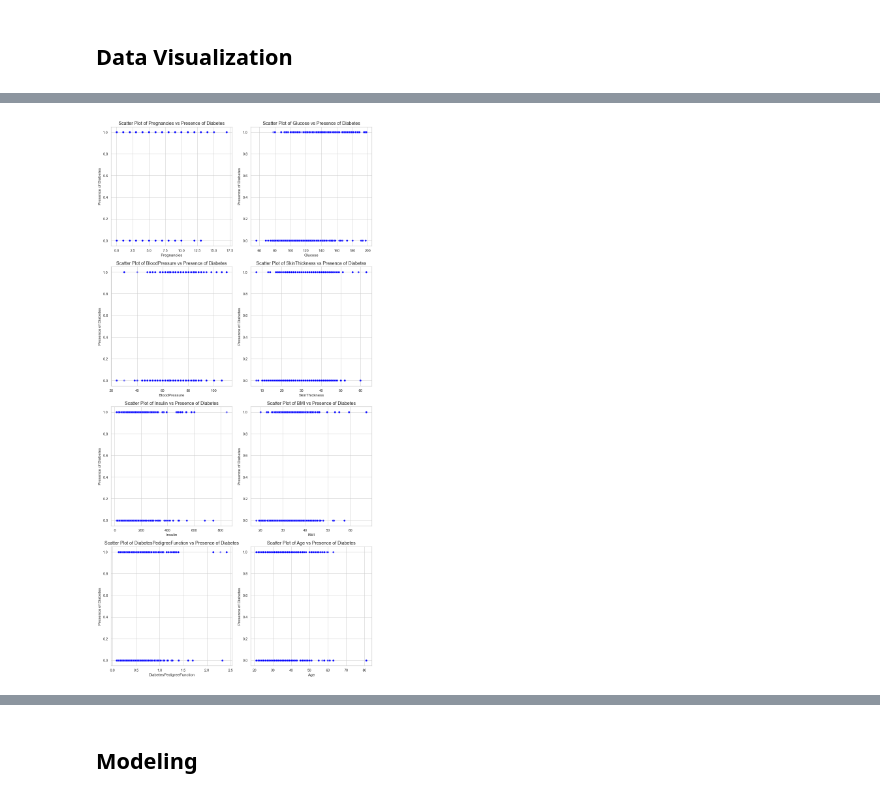
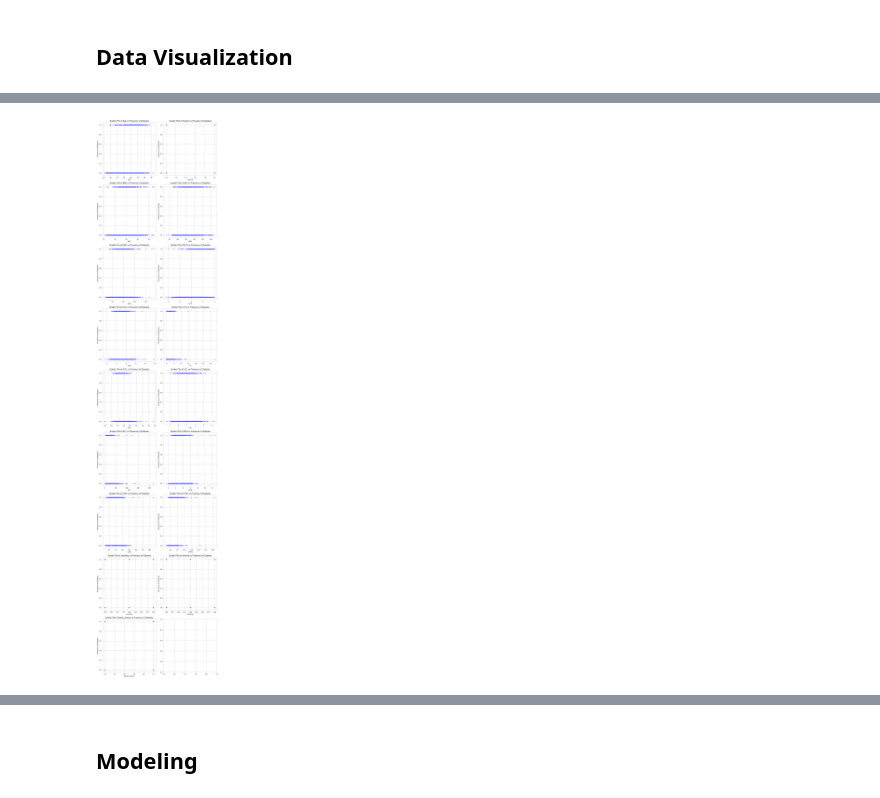
Before and after one commit to ldwilker10/predicting_diabetes_project, a Jupyter notebook: phase3_rough_draft/diabetes_2_rough_draft.ipynb, the cells around one changed output, grey strips where cells are left out. Saved outputs shown, nothing was run; the diff lists cells and outputs as text; code cells hidden in the pictures.

```diff
--- a/phase3_rough_draft/diabetes_2_rough_draft.ipynb
+++ b/phase3_rough_draft/diabetes_2_rough_draft.ipynb
@@ -212,3 +212,19 @@ When looking over the values, units for glucose measurements(FPG, FFPG)and lipid
 The current dataset contains 4303 entries with 18 columns which contain numerical data types. Looking further into our dataset, the column Diabetes is a binary classification variable. This is the target variable in which a value of 0 represents absense of diabetes and a value of 1 represents presence of diabetes.
 
 Regarding the Diabetes column there are 3000 entries showing no diabetes diagnosis while 1303 indicate a diabetes diagnosis.
+# %%
+# Create a new DataFrame to store the filtered data
+filtered_diabetes = diabetes.copy()
+
+# Value to drop
+value_to_drop = 4.860753
+
+# Loop through the columns and drop rows containing the value
+for col in diabetes.columns:
+    filtered_diabetes = filtered_diabetes[filtered_diabetes[col] != value_to_drop]
+
+# Reset the index of the filtered DataFrame
+filtered_diabetes.reset_index(drop=True, inplace=True)
+
+# Print the filtered DataFrame
+print(filtered_diabetes)
@@ -214,0 +249,3 @@ Regarding the Diabetes column there are 3000 entries showing no diabetes diagnos
+# %%
+diabetes_df = filtered_diabetes.copy()
+diabetes_df.info()
@@ -313,29 +370,29 @@ plt.show()
 # %%
 # Plotting scatter plots for these same feature variables.
-dm_predictors = diabetes_2.drop(columns = ['Outcome', 'Id'], axis =1).copy()
+dm_predictors = diabetes_df.drop(columns = ['Diabetes'], axis =1).copy()
 
 num_rows = (len(dm_predictors.columns) + 1) // 2
 num_cols = 2
 
 # Create subplots
 fig, axes = plt.subplots(num_rows, num_cols, figsize=(12, 6 * num_rows))
 
 # Flatten the axes array to easily iterate through the subplots
 axes = axes.flatten()
 
 # Looping through each column and create scatter plots
 for i, column in enumerate(dm_predictors.columns):
-    sns.scatterplot(data=dm_predictors, x=column, y=diabetes_2['Outcome'], ax=axes[i], color='blue', alpha=0.5)
+    sns.scatterplot(data=dm_predictors, x=column, y=diabetes_df['Diabetes'], ax=axes[i], color='blue', alpha=0.5)
     axes[i].set_title(f"Scatter Plot of {column} vs Presence of Diabetes", fontsize=14)
     axes[i].set_xlabel(column, fontsize=12)
     axes[i].set_ylabel('Presence of Diabetes', fontsize=12)
 
 
 
 plt.tight_layout()
 plt.show()
 # %% [output]
-[figure, old version]
+[figure, new version]
 # %%
 num_rows = (len(dm_predictors.columns) + 1) // 2
 num_cols = 2
```
Also changed, not shown: parts of 16 cells of this notebook.
